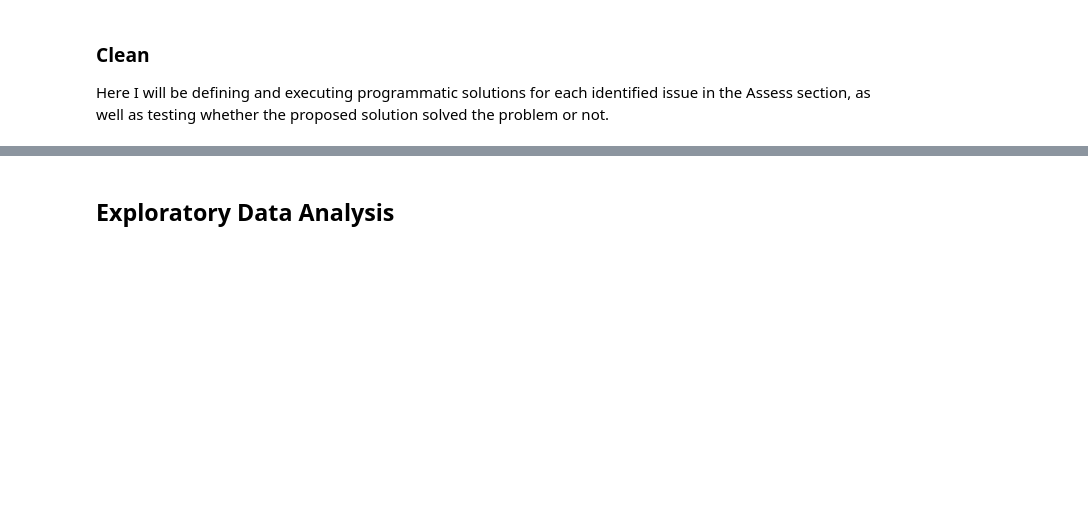
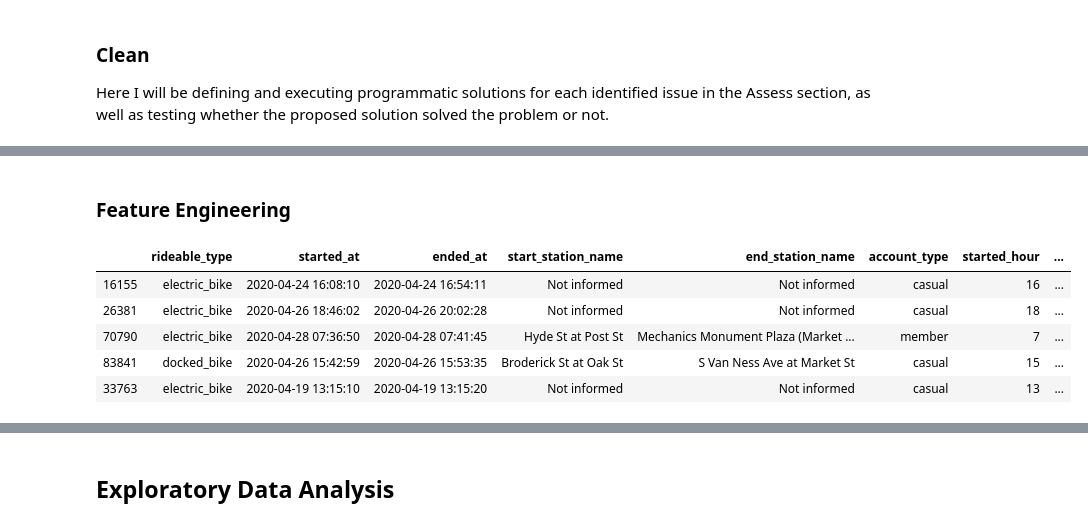
Before and after one commit to Nevesgmd/bay-wheels-data-analysis, a Jupyter notebook: exploration_template.ipynb, the cells around one changed output, grey strips where cells are left out. Cells and saved outputs as stored; diff of their text form; code cells hidden in the pictures; blank space fills up the shorter version.

Commit message:
feat: clean section code
Data is ready for exploration

```diff
--- a/exploration_template.ipynb
+++ b/exploration_template.ipynb
@@ -142,0 +154,5 @@ Here I will be defining and executing programmatic solutions for each identified
+# %%
+clean_trip_data.drop(['ride_id', 'start_station_id',
+                      'end_station_id', 'start_lat',
+                      'start_lng', 'end_lat', 'end_lng'], axis=1, inplace=True)
+clean_trip_data.head()
@@ -142,0 +166,3 @@ Here I will be defining and executing programmatic solutions for each identified
+# %%
+clean_trip_data.fillna('Not informed', inplace=True)
+clean_trip_data.isnull().sum()
@@ -142,0 +177,4 @@ Here I will be defining and executing programmatic solutions for each identified
+# %%
+clean_trip_data['started_at'] = pd.to_datetime(clean_trip_data.started_at)
+clean_trip_data['ended_at'] = pd.to_datetime(clean_trip_data.ended_at)
+clean_trip_data.started_at.iloc[0]
@@ -142,0 +183,3 @@ Here I will be defining and executing programmatic solutions for each identified
+# %%
+clean_trip_data.rename(columns={'member_casual': 'account_type'}, inplace=True)
+clean_trip_data.sample(5)
@@ -142,0 +193,13 @@ Here I will be defining and executing programmatic solutions for each identified
+# %% [markdown]
+### Feature Engineering
+# %%
+clean_trip_data['started_hour'] = clean_trip_data.started_at.dt.hour
+clean_trip_data['ended_hour'] = clean_trip_data.ended_at.dt.hour
+clean_trip_data.sample(5)
+# %% [output]
+|  | rideable_type | started_at | ended_at | start_station_name | end_station_name | account_type | started_hour | ... |
+| 16155 | electric_bike | 2020-04-24 16:08:10 | 2020-04-24 16:54:11 | Not informed | Not informed | casual | 16 | ... |
+| 26381 | electric_bike | 2020-04-26 18:46:02 | 2020-04-26 20:02:28 | Not informed | Not informed | casual | 18 | ... |
+| 70790 | electric_bike | 2020-04-28 07:36:50 | 2020-04-28 07:41:45 | Hyde St at Post St | Mechanics Monument Plaza (Market ... | member | 7 | ... |
+| 83841 | docked_bike | 2020-04-26 15:42:59 | 2020-04-26 15:53:35 | Broderick St at Oak St | S Van Ness Ave at Market St | casual | 15 | ... |
+| 33763 | electric_bike | 2020-04-19 13:15:10 | 2020-04-19 13:15:20 | Not informed | Not informed | casual | 13 | ... |
```
Also changed, not shown: parts of 12 cells of this notebook.
